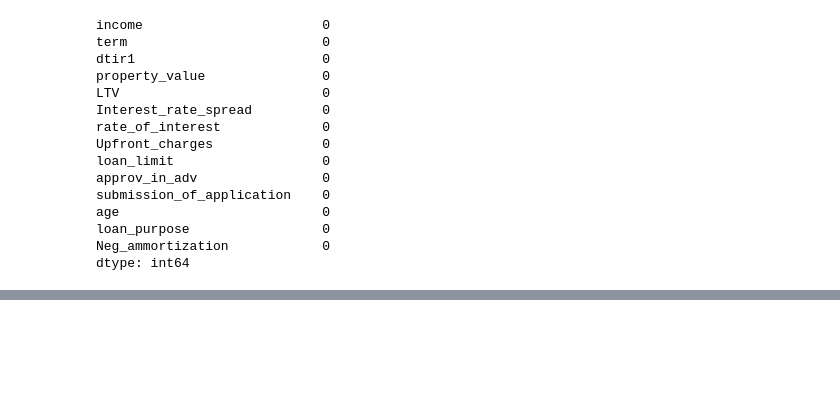
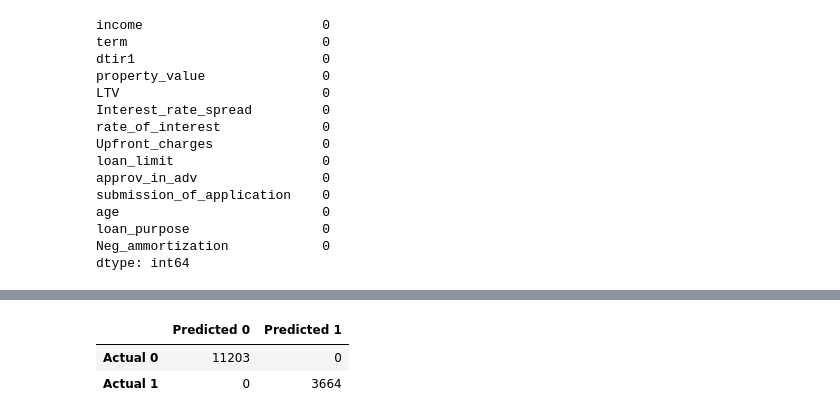
Before and after one commit to mircea-troc/loan-default-prediction, a Jupyter notebook: notebooks/03_train_test_split_baseline_model.ipynb, the cells around one changed output, grey strips where cells are left out. Cells and saved outputs as stored; diff of their text form; code cells hidden in the pictures; blank space fills up the shorter version.

```diff
--- a/notebooks/03_train_test_split_baseline_model.ipynb
+++ b/notebooks/03_train_test_split_baseline_model.ipynb
@@ -269,0 +330,26 @@ pd.DataFrame(
+# %%
+from sklearn.compose import ColumnTransformer
+from sklearn.preprocessing import StandardScaler, OneHotEncoder
+
+preprocessor = ColumnTransformer(
+    transformers=[
+        ('num', StandardScaler(), baseline_numeric),
+        ('cat', OneHotEncoder(handle_unknown='ignore'), baseline_categorical),
+        ('flag', 'passthrough', baseline_flags)
+    ]
+)
+# %%
+from sklearn.pipeline import Pipeline
+from sklearn.linear_model import LogisticRegression
+
+baseline_model = Pipeline(
+    steps=[
+        ('preprocess', preprocessor),
+        ('clf', LogisticRegression(
+            max_iter=1000,
+            class_weight='balanced'
+        ))
+    ]
+)
+# %%
+baseline_model.fit(X_train, y_train)
@@ -269,0 +374,3 @@ pd.DataFrame(
+# %%
+y_pred = baseline_model.predict(X_test)
+y_pred_proba = baseline_model.predict_proba(X_test)[:, 1]
@@ -269,0 +410,14 @@ pd.DataFrame(
+# %%
+cm = confusion_matrix(y_test, y_pred)
+
+cm_df = pd.DataFrame(
+    cm,
+    index=['Actual 0', 'Actual 1'],
+    columns=['Predicted 0', 'Predicted 1']
+)
+
+cm_df
+# %% [output]
+|  | Predicted 0 | Predicted 1 |
+| Actual 0 | 11203 | 0 |
+| Actual 1 | 0 | 3664 |
```
Also changed, not shown: parts of 15 cells of this notebook, 2 other files.
